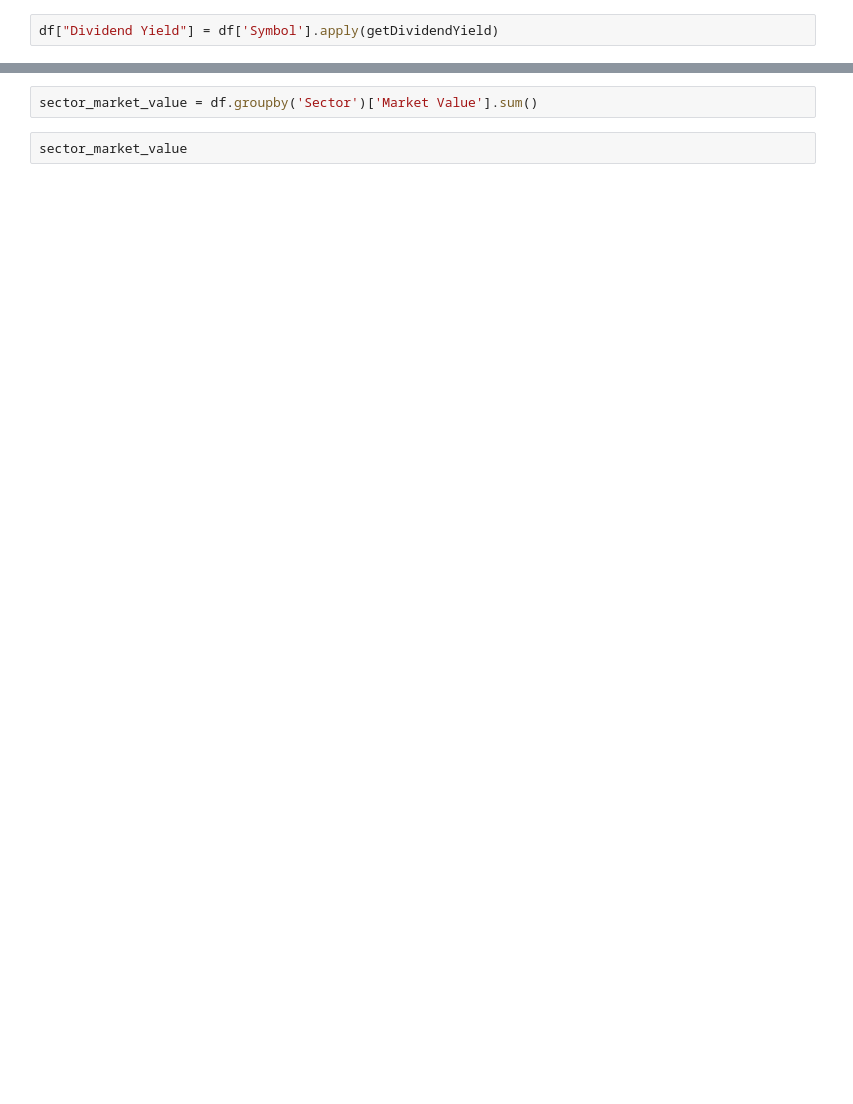
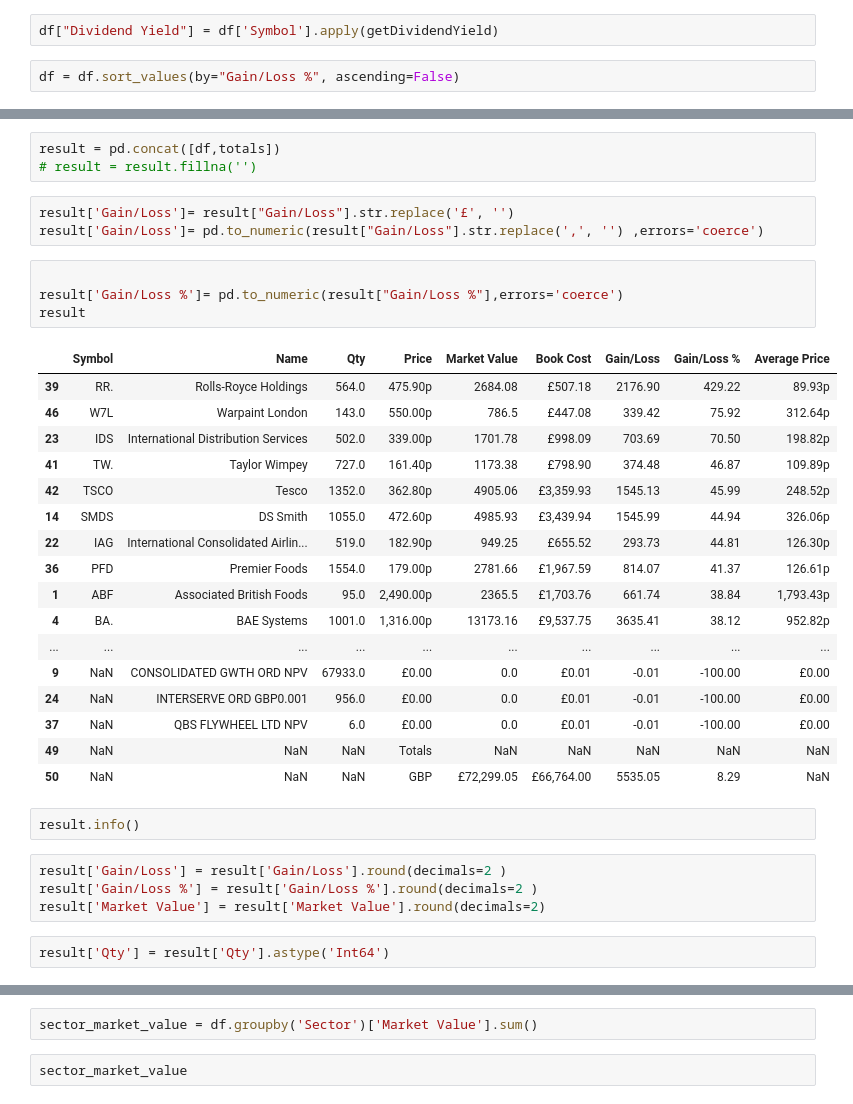
Before and after one commit to harryparsons-dev/shares-data-converter, a Jupyter notebook: script_notebook.ipynb, the cells around one changed output, grey strips where cells are left out. Drawn from its saved outputs; the diff is of its cells as text; blank space fills up the shorter version.

```diff
--- a/script_notebook.ipynb
+++ b/script_notebook.ipynb
@@ -109,4 +90,6 @@ for csv in files:
 # %%
 df["Dividend Yield"] = df['Symbol'].apply(getDividendYield)
+# %%
+df = df.sort_values(by="Gain/Loss %", ascending=False)
 # %%
 df
@@ -259,0 +100,36 @@ df
+# %%
+result = pd.concat([df,totals])
+# result = result.fillna('')
+# %%
+result['Gain/Loss']= result["Gain/Loss"].str.replace('£', '')
+result['Gain/Loss']= pd.to_numeric(result["Gain/Loss"].str.replace(',', '') ,errors='coerce')
+# %%
+
+result['Gain/Loss %']= pd.to_numeric(result["Gain/Loss %"],errors='coerce')
+result
+# %% [output]
+|  | Symbol | Name | Qty | Price | Market Value | Book Cost | Gain/Loss | Gain/Loss % | Average Price |
+| 39 | RR. | Rolls-Royce Holdings | 564.0 | 475.90p | 2684.08 | £507.18 | 2176.90 | 429.22 | 89.93p |
+| 46 | W7L | Warpaint London | 143.0 | 550.00p | 786.5 | £447.08 | 339.42 | 75.92 | 312.64p |
+| 23 | IDS | International Distribution Services | 502.0 | 339.00p | 1701.78 | £998.09 | 703.69 | 70.50 | 198.82p |
+| 41 | TW. | Taylor Wimpey | 727.0 | 161.40p | 1173.38 | £798.90 | 374.48 | 46.87 | 109.89p |
+| 42 | TSCO | Tesco | 1352.0 | 362.80p | 4905.06 | £3,359.93 | 1545.13 | 45.99 | 248.52p |
+| 14 | SMDS | DS Smith | 1055.0 | 472.60p | 4985.93 | £3,439.94 | 1545.99 | 44.94 | 326.06p |
+| 22 | IAG | International Consolidated Airlin... | 519.0 | 182.90p | 949.25 | £655.52 | 293.73 | 44.81 | 126.30p |
+| 36 | PFD | Premier Foods | 1554.0 | 179.00p | 2781.66 | £1,967.59 | 814.07 | 41.37 | 126.61p |
+| 1 | ABF | Associated British Foods | 95.0 | 2,490.00p | 2365.5 | £1,703.76 | 661.74 | 38.84 | 1,793.43p |
+| 4 | BA. | BAE Systems | 1001.0 | 1,316.00p | 13173.16 | £9,537.75 | 3635.41 | 38.12 | 952.82p |
+| ... | ... | ... | ... | ... | ... | ... | ... | ... | ... |
+| 9 | NaN | CONSOLIDATED GWTH ORD NPV | 67933.0 | £0.00 | 0.0 | £0.01 | -0.01 | -100.00 | £0.00 |
+| 24 | NaN | INTERSERVE ORD GBP0.001 | 956.0 | £0.00 | 0.0 | £0.01 | -0.01 | -100.00 | £0.00 |
+| 37 | NaN | QBS FLYWHEEL LTD NPV | 6.0 | £0.00 | 0.0 | £0.01 | -0.01 | -100.00 | £0.00 |
+| 49 | NaN | NaN | NaN | Totals | NaN | NaN | NaN | NaN | NaN |
+| 50 | NaN | NaN | NaN | GBP | £72,299.05 | £66,764.00 | 5535.05 | 8.29 | NaN |
+# %%
+result.info()
+# %%
+result['Gain/Loss'] = result['Gain/Loss'].round(decimals=2 )
+result['Gain/Loss %'] = result['Gain/Loss %'].round(decimals=2 )
+result['Market Value'] = result['Market Value'].round(decimals=2)
+# %%
+result['Qty'] = result['Qty'].astype('Int64')
```
Also changed, not shown: parts of 16 cells of this notebook, 2 other files.
